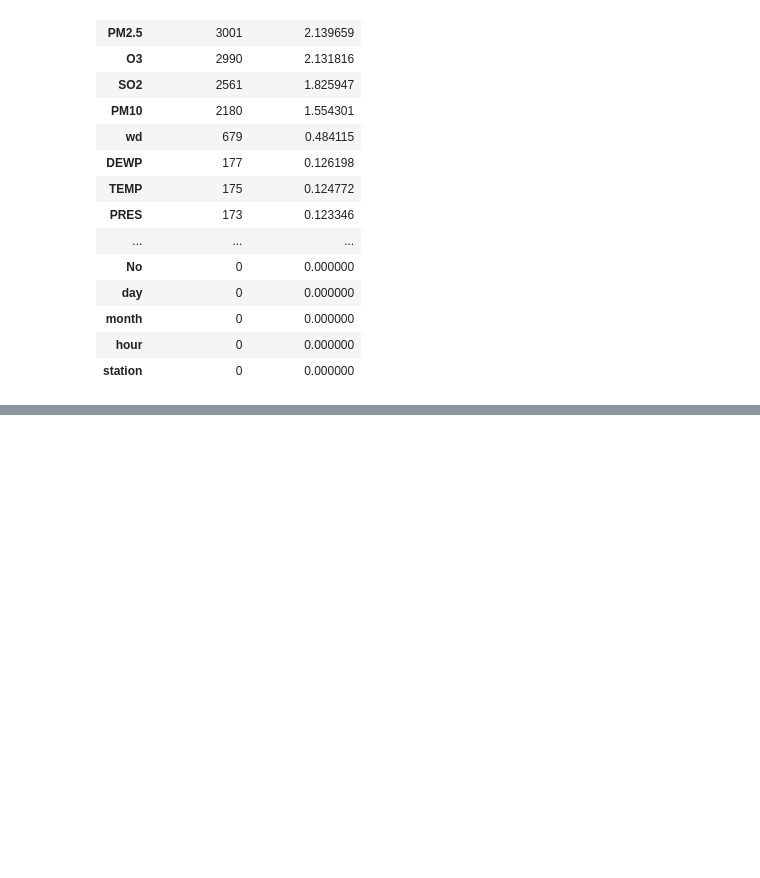
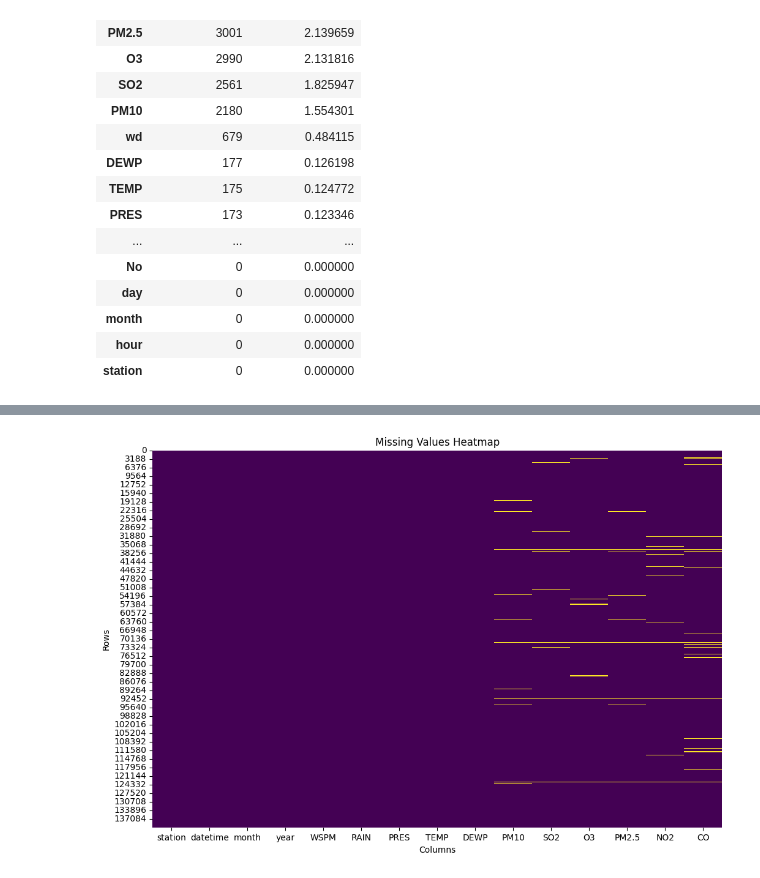
Before and after one commit to Dan-Brooks/Programming-for-Data-Analysis-Cmet, a Jupyter notebook: Data_Analysis_Colab.ipynb, the cells around one changed output, grey strips where cells are left out. Drawn from its saved outputs; the diff is of its cells as text; code cells hidden in the pictures; blank space fills up the shorter version.

Commit message:
Drop columns in a new data frame and made heatmap of the missing data

```diff
--- a/Data_Analysis_Colab.ipynb
+++ b/Data_Analysis_Colab.ipynb
@@ -194,3 +180,8 @@ display(missing_values.style.background_gradient(cmap='Blues'))
 | month | 0 | 0.000000 |
 | hour | 0 | 0.000000 |
 | station | 0 | 0.000000 |
+# %%
+df['datetime'] = pd.to_datetime(df[['year', 'month', 'day', 'hour']])
+reduced_columns = ['station', 'datetime', 'month', 'year', 'WSPM', 'RAIN', 'PRES', 'TEMP', 'DEWP', 'PM10', 'SO2', 'O3', 'PM2.5', 'NO2', 'CO']
+dfr = df[reduced_columns]
+dfr
@@ -196,0 +233,9 @@ display(missing_values.style.background_gradient(cmap='Blues'))
+# %%
+plt.figure(figsize=(12, 8))
+sns.heatmap(dfr.isnull(), cbar=False, cmap='viridis')
+plt.title('Missing Values Heatmap')
+plt.xlabel('Columns')
+plt.ylabel('Rows')
+plt.show()
+# %% [output]
+[figure, added]
```
Also changed, not shown: parts of 13 cells of this notebook.
